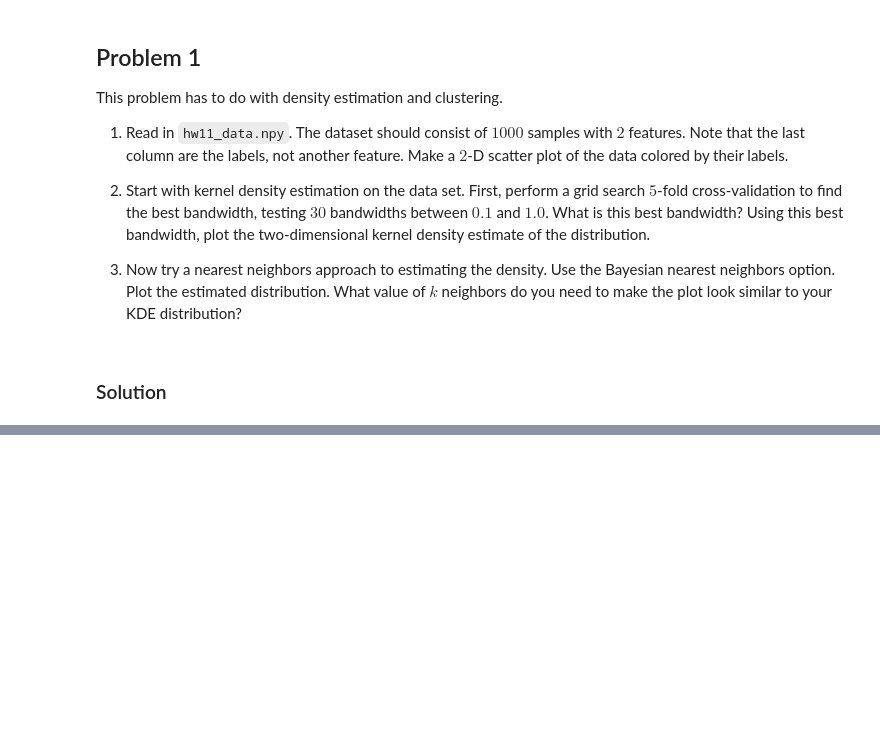
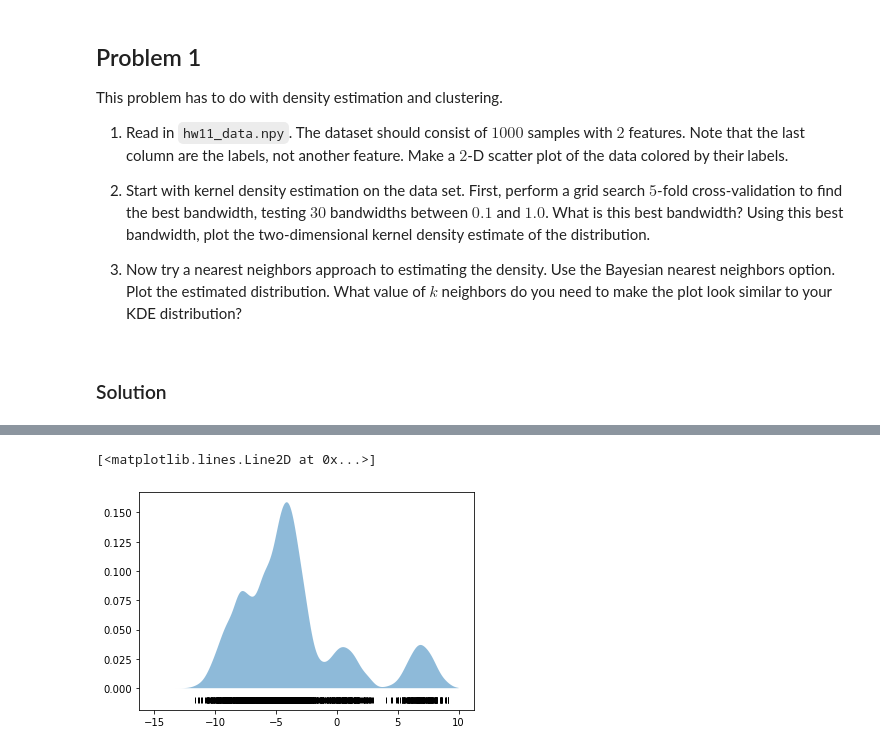
Before and after one commit to SissiChen17/astr3890, a Jupyter notebook: homework_notebooks/homework_11.ipynb, the cells around one changed output, grey strips where cells are left out. Drawn from its saved outputs; the diff is of its cells as text; code cells hidden in the pictures; blank space fills up the shorter version.

```diff
--- a/homework_notebooks/homework_11.ipynb
+++ b/homework_notebooks/homework_11.ipynb
@@ -26,0 +82,14 @@ This problem has to do with density estimation and clustering.
+# %%
+from sklearn.neighbors import KernelDensity
+
+kde = KernelDensity(bandwidth=0.4413793103448276) # Calculated
+kde.fit(new_data[:, None])
+
+# score_samples returns the log of the probability density
+logprob = kde.score_samples(x_grid[:, None])
+
+plt.fill_between(x_grid, np.exp(logprob), alpha=0.5)
+plt.plot(new_data, np.full_like(new_data, -0.01), '|k', markeredgewidth=1)
+# %% [output]
+[<matplotlib.lines.Line2D at 0x...>]
+[figure, added]
```
Also changed, not shown: parts of 3 cells of this notebook, 1 other file.
